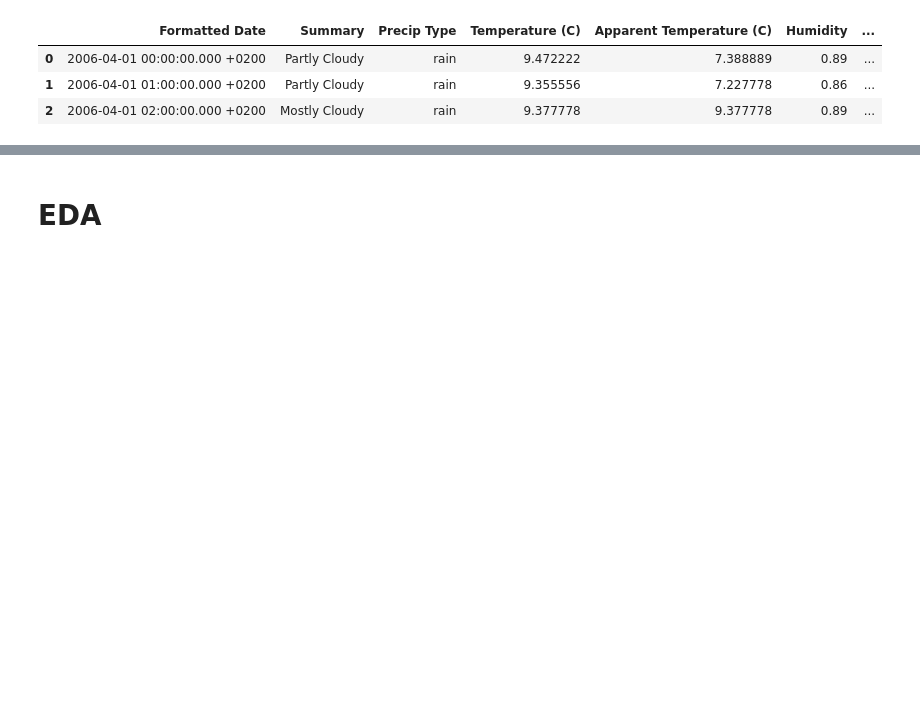
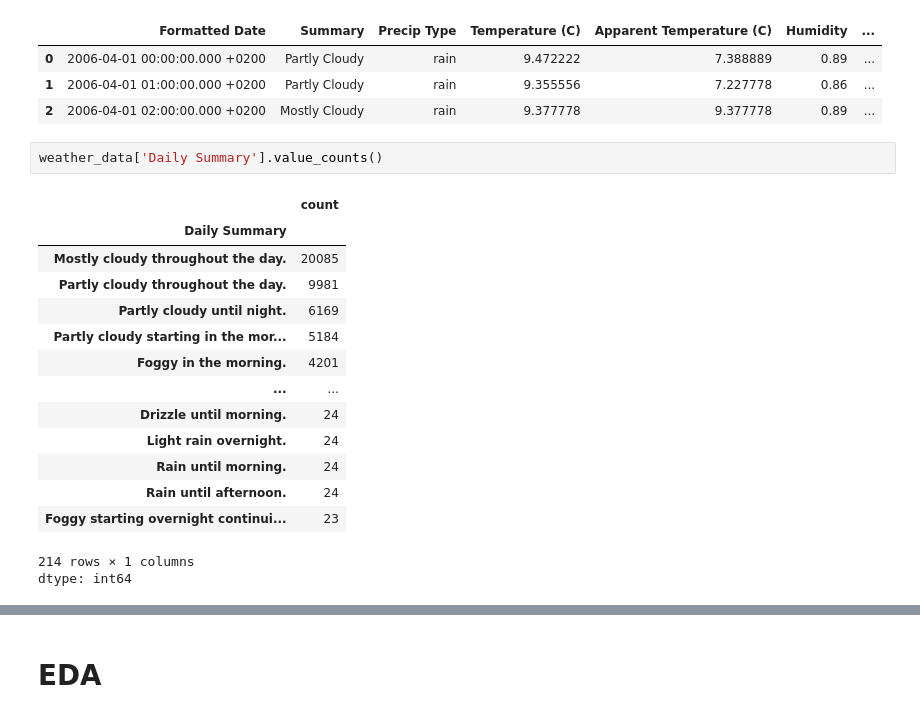
Before and after one commit to AkankshaB123/ML, a Jupyter notebook: WeatherHistory_LinearRegression.ipynb, the cells around one changed output, grey strips where cells are left out. Saved outputs shown, nothing was run; the diff lists cells and outputs as text; blank space fills up the shorter version.

```diff
--- a/WeatherHistory_LinearRegression.ipynb
+++ b/WeatherHistory_LinearRegression.ipynb
@@ -26,3 +26,21 @@ weather_data.head(3)
 | 0 | 2006-04-01 00:00:00.000 +0200 | Partly Cloudy | rain | 9.472222 | 7.388889 | 0.89 | ... |
 | 1 | 2006-04-01 01:00:00.000 +0200 | Partly Cloudy | rain | 9.355556 | 7.227778 | 0.86 | ... |
 | 2 | 2006-04-01 02:00:00.000 +0200 | Mostly Cloudy | rain | 9.377778 | 9.377778 | 0.89 | ... |
+# %%
+weather_data['Daily Summary'].value_counts()
+# %% [output]
+|  | count |
+| Daily Summary |  |
+| Mostly cloudy throughout the day. | 20085 |
+| Partly cloudy throughout the day. | 9981 |
+| Partly cloudy until night. | 6169 |
+| Partly cloudy starting in the mor... | 5184 |
+| Foggy in the morning. | 4201 |
+| ... | ... |
+| Drizzle until morning. | 24 |
+| Light rain overnight. | 24 |
+| Rain until morning. | 24 |
+| Rain until afternoon. | 24 |
+| Foggy starting overnight continui... | 23 |
+214 rows × 1 columns
+dtype: int64
```
Also changed, not shown: parts of 2 cells of this notebook.
